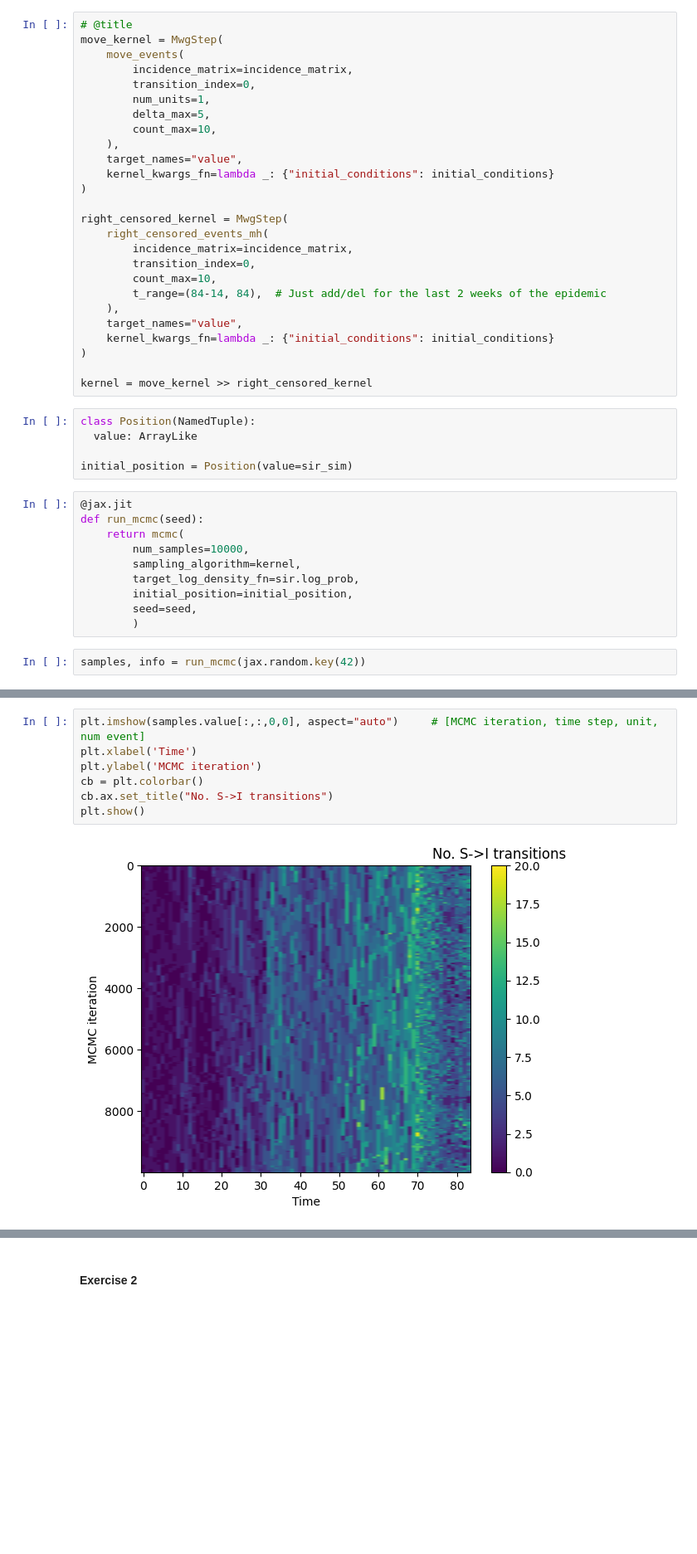
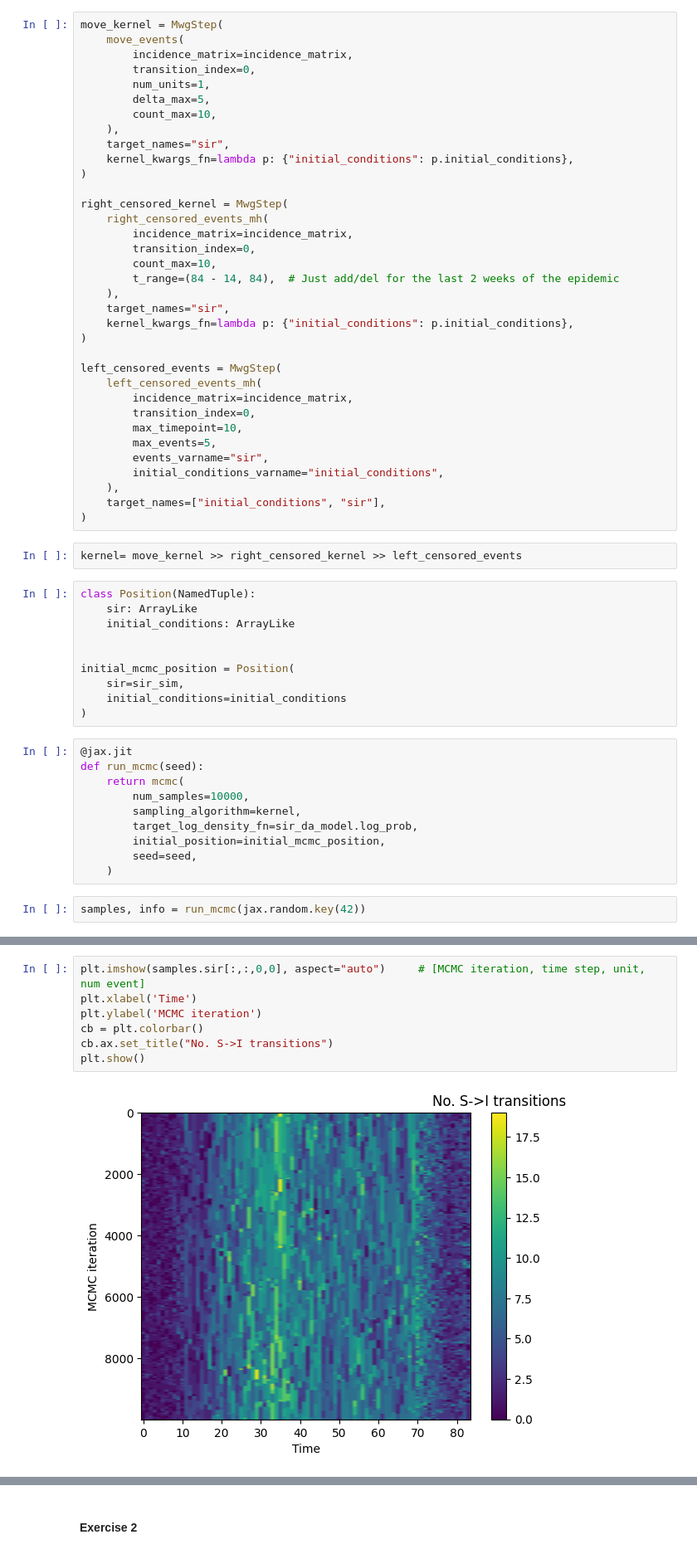
Before and after one commit to gem-epidemics/colab, a Jupyter notebook: iddinf/data_augmentation_mcmc.ipynb, the cells around one changed output, grey strips where cells are left out. Shown at 83% size. Cells and saved outputs as stored; diff of their text form; blank space fills up the shorter version.

Commit message:
Add Colab-ized notebook from https://gitlab.com/gem-epidemics/practical-epidemics (6fe7417a)

```diff
--- a/iddinf/data_augmentation_mcmc.ipynb
+++ b/iddinf/data_augmentation_mcmc.ipynb
@@ -489,5 +507,4 @@ from gemlib.mcmc.mwg_step import MwgStep
 # %%
-# @title
 move_kernel = MwgStep(
     move_events(
         incidence_matrix=incidence_matrix,
@@ -496,8 +513,8 @@ move_kernel = MwgStep(
         delta_max=5,
         count_max=10,
     ),
-    target_names="value",
-    kernel_kwargs_fn=lambda _: {"initial_conditions": initial_conditions}
+    target_names="sir",
+    kernel_kwargs_fn=lambda p: {"initial_conditions": p.initial_conditions},
 )
 
 right_censored_kernel = MwgStep(
@@ -505,28 +522,45 @@ right_censored_kernel = MwgStep(
         incidence_matrix=incidence_matrix,
         transition_index=0,
         count_max=10,
-        t_range=(84-14, 84),  # Just add/del for the last 2 weeks of the epidemic
+        t_range=(84 - 14, 84),  # Just add/del for the last 2 weeks of the epidemic
     ),
-    target_names="value",
-    kernel_kwargs_fn=lambda _: {"initial_conditions": initial_conditions}
+    target_names="sir",
+    kernel_kwargs_fn=lambda p: {"initial_conditions": p.initial_conditions},
 )
 
-kernel = move_kernel >> right_censored_kernel
+left_censored_events = MwgStep(
+    left_censored_events_mh(
+        incidence_matrix=incidence_matrix,
+        transition_index=0,
+        max_timepoint=10,
+        max_events=5,
+        events_varname="sir",
+        initial_conditions_varname="initial_conditions",
+    ),
+    target_names=["initial_conditions", "sir"],
+)
+# %%
+kernel= move_kernel >> right_censored_kernel >> left_censored_events
 # %%
 class Position(NamedTuple):
-  value: ArrayLike
+    sir: ArrayLike
+    initial_conditions: ArrayLike
 
-initial_position = Position(value=sir_sim)
+
+initial_mcmc_position = Position(
+    sir=sir_sim,
+    initial_conditions=initial_conditions
+)
 # %%
 @jax.jit
 def run_mcmc(seed):
     return mcmc(
         num_samples=10000,
         sampling_algorithm=kernel,
-        target_log_density_fn=sir.log_prob,
-        initial_position=initial_position,
+        target_log_density_fn=sir_da_model.log_prob,
+        initial_position=initial_mcmc_position,
         seed=seed,
-        )
+    )
 # %%
 samples, info = run_mcmc(jax.random.key(42))
 # %%
@@ -565,10 +599,10 @@ plt.show()
 # %%
-plt.imshow(samples.value[:,:,0,0], aspect="auto")     # [MCMC iteration, time step, unit, num event]
+plt.imshow(samples.sir[:,:,0,0], aspect="auto")     # [MCMC iteration, time step, unit, num event]
 plt.xlabel('Time')
 plt.ylabel('MCMC iteration')
 cb = plt.colorbar()
 cb.ax.set_title("No. S->I transitions")
 plt.show()
 # %% [output]
-[figure, old version]
+[figure, new version]
 # %%
```
Also changed, not shown: parts of 10 cells of this notebook, 9 other files.
